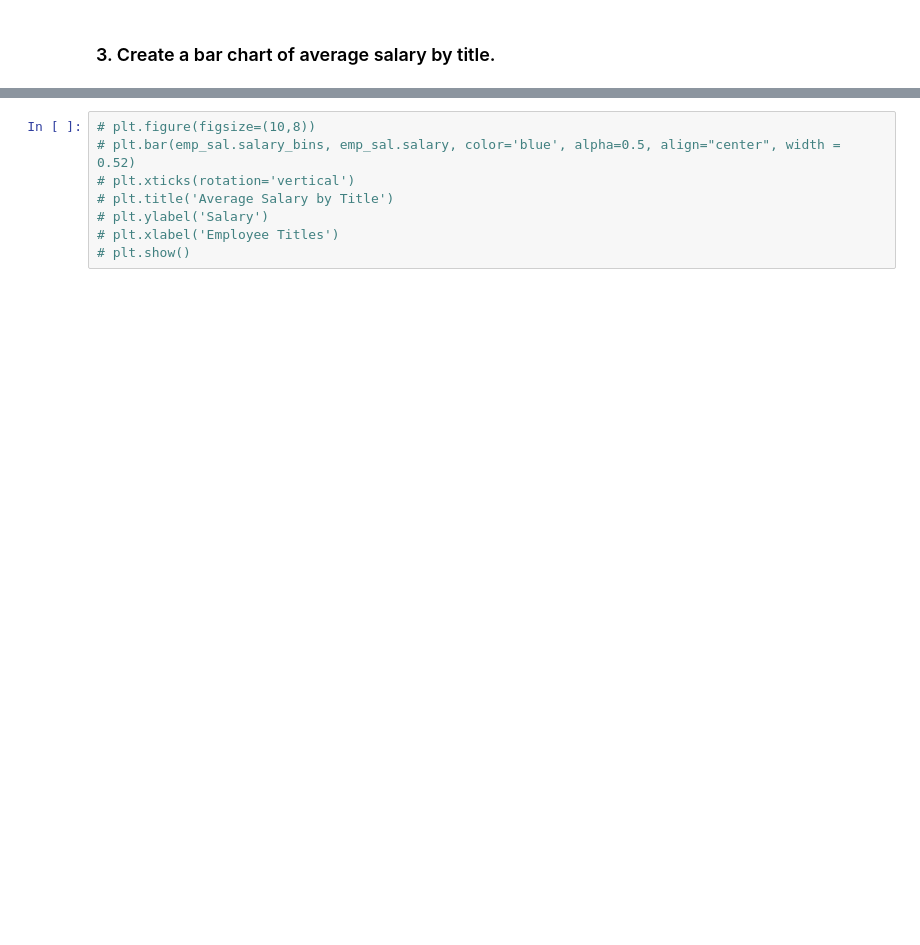
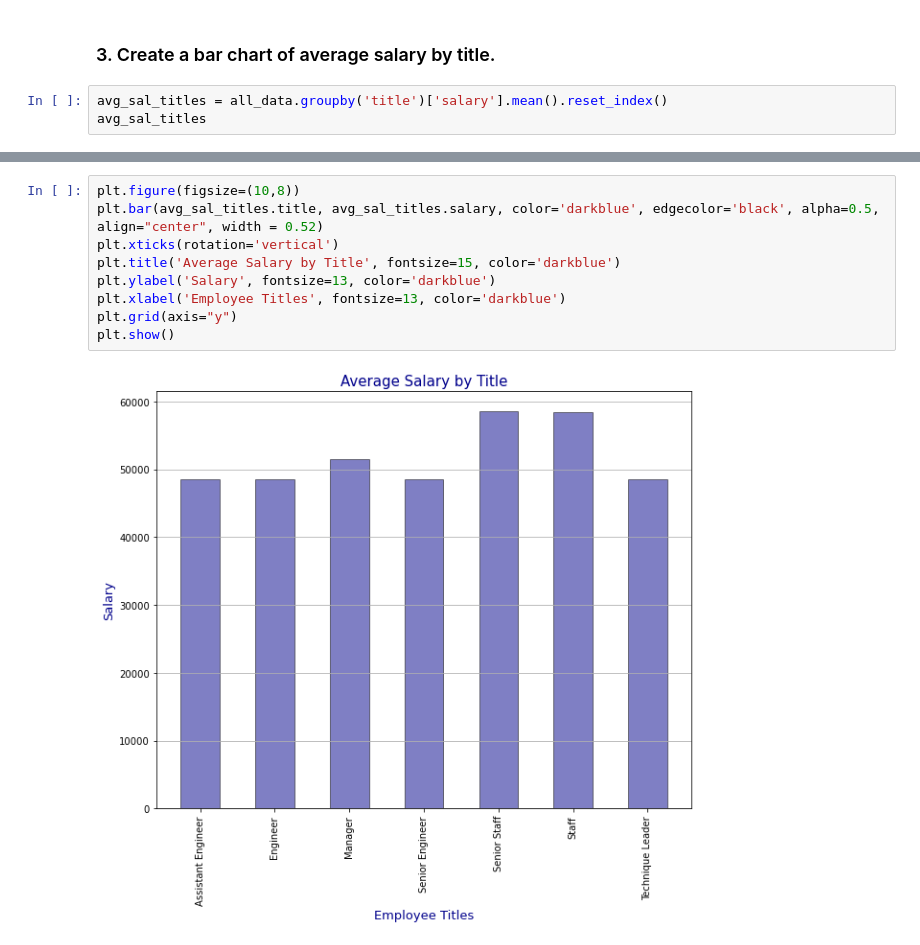
Before and after one commit to JimKTran/UofT-BCS-SQL-Challenge, a Jupyter notebook: EmployeeSQL/Bonus_db.ipynb, the cells around one changed output, grey strips where cells are left out. Drawn from its saved outputs; the diff is of its cells as text; blank space fills up the shorter version.

```diff
--- a/EmployeeSQL/Bonus_db.ipynb
+++ b/EmployeeSQL/Bonus_db.ipynb
@@ -72,2 +72,5 @@ Text(0, 0.5, 'Number of Employees')
 # %% [markdown]
 ###  3. Create a bar chart of average salary by title.
+# %%
+avg_sal_titles = all_data.groupby('title')['salary'].mean().reset_index()
+avg_sal_titles
@@ -74,8 +86,11 @@ Text(0, 0.5, 'Number of Employees')
 # %%
-# plt.figure(figsize=(10,8))
-# plt.bar(emp_sal.salary_bins, emp_sal.salary, color='blue', alpha=0.5, align="center", width = 0.52)
-# plt.xticks(rotation='vertical')
-# plt.title('Average Salary by Title')
-# plt.ylabel('Salary')
-# plt.xlabel('Employee Titles')
-# plt.show()
+plt.figure(figsize=(10,8))
+plt.bar(avg_sal_titles.title, avg_sal_titles.salary, color='darkblue', edgecolor='black', alpha=0.5, align="center", width = 0.52)
+plt.xticks(rotation='vertical')
+plt.title('Average Salary by Title', fontsize=15, color='darkblue')
+plt.ylabel('Salary', fontsize=13, color='darkblue')
+plt.xlabel('Employee Titles', fontsize=13, color='darkblue')
+plt.grid(axis="y")
+plt.show()
+# %% [output]
+[figure, added]
```
Also changed, not shown: parts of 2 cells of this notebook.
